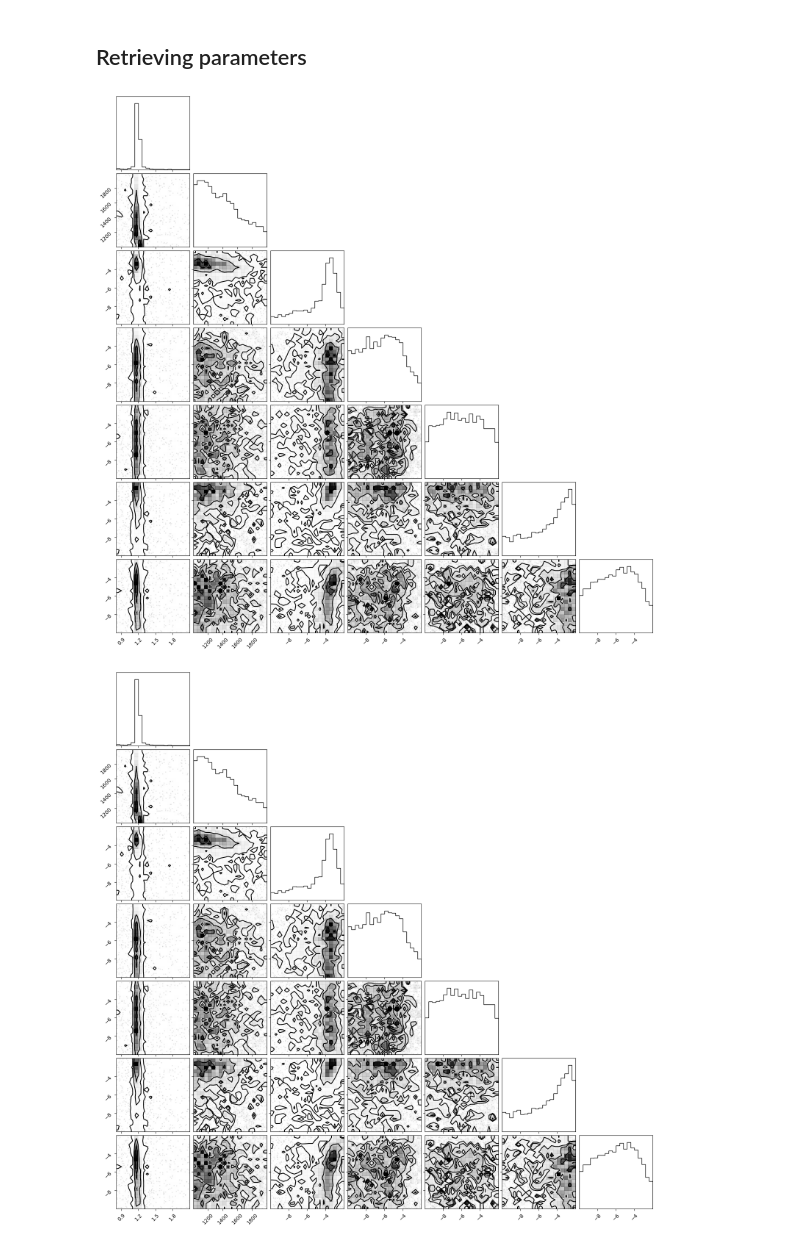
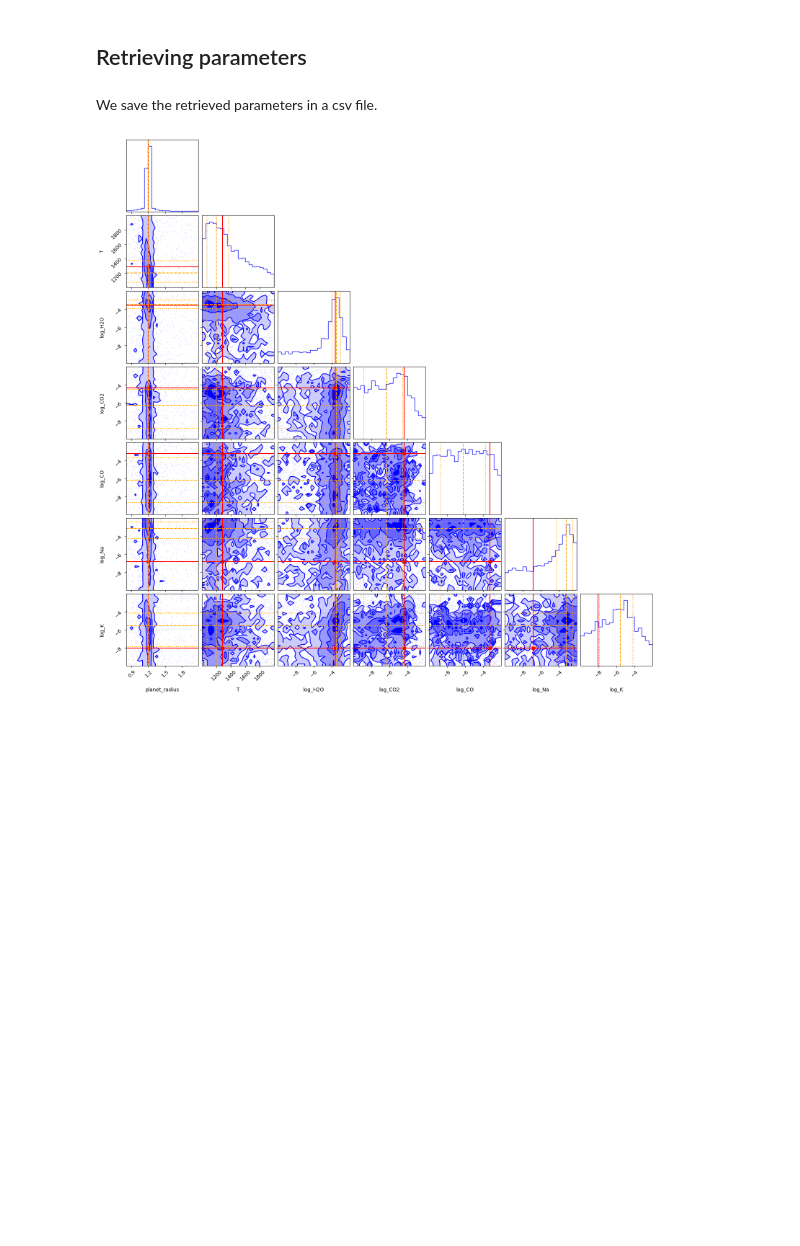
Before and after one commit to gaiavolpi/Computational-Astrophysics, a Jupyter notebook: assignment3/retrieval_WASP-96b.ipynb, the cells around one changed output. Saved outputs shown, nothing was run; the diff lists cells and outputs as text; code cells hidden in the pictures; blank space fills up the shorter version.

```diff
--- a/assignment3/retrieval_WASP-96b.ipynb
+++ b/assignment3/retrieval_WASP-96b.ipynb
@@ -129,24 +131,30 @@ import corner
 fit_params = res['solution0']['fit_params']
 traces = np.array([fit_params[key]['trace'] for key in fit_params.keys()])
+# %% [markdown]
+We save the retrieved parameters in a csv file.
 # %%
 params = [[key,fit_params[key]['value'], fit_params[key]['sigma_m'], fit_params[key]['sigma_p']] for key in fit_params.keys()]
 df = pd.DataFrame(params, columns=['param', 'value', 'sigma_m', 'sigma_p'], index=None)
 df.to_csv('WASP-96b-fit.csv', index=False, sep='\t')
 # %%
-#params = pd.read_csv('WASP-62b-fit.csv', sep='\t')['param']
-#true_values =  [ 1.39, 1415.0, -3.1491167022733535, -5.732652626238991,-4.626366434042687,-6.712151502282615 ]
+df = pd.read_csv('WASP-96b-fit.csv', sep='\t')
+true_values =  [ 1.2, 1285, -3.59, -4.38,-3.25,-6.85, -8.04]
 
 # Create the corner plot with colors and labels
-corner.corner(
+fig = corner.corner(
     np.transpose(traces),
-    labels=params,
+    labels=df['param'],
     color='blue',
     plot_datapoints=True,
     fill_contours=True,
     truths = true_values,
-    truth_color = 'red'
+    truth_color = 'red',
 )
+
+corner.overplot_lines(fig, df['value'], linestyle='dashed', c='orange')
+corner.overplot_lines(fig, df['value']+df['sigma_p'], linestyle='dotted', c='orange')
+corner.overplot_lines(fig, df['value']-df['sigma_m'], linestyle='dotted', c='orange')
+
 plt.show()
 # %% [output]
-[figure, old version]
+[figure, new version]
-[figure, removed]
```
Also changed, not shown: parts of 5 cells of this notebook, 2 other files.
